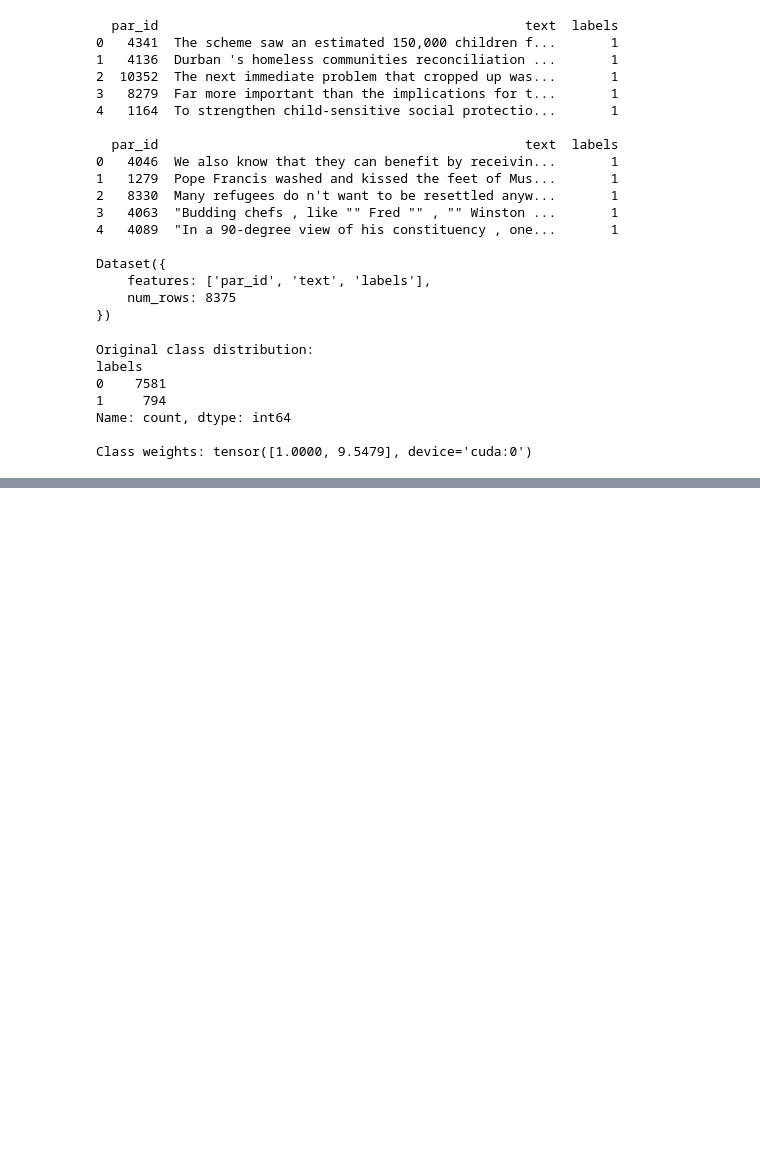
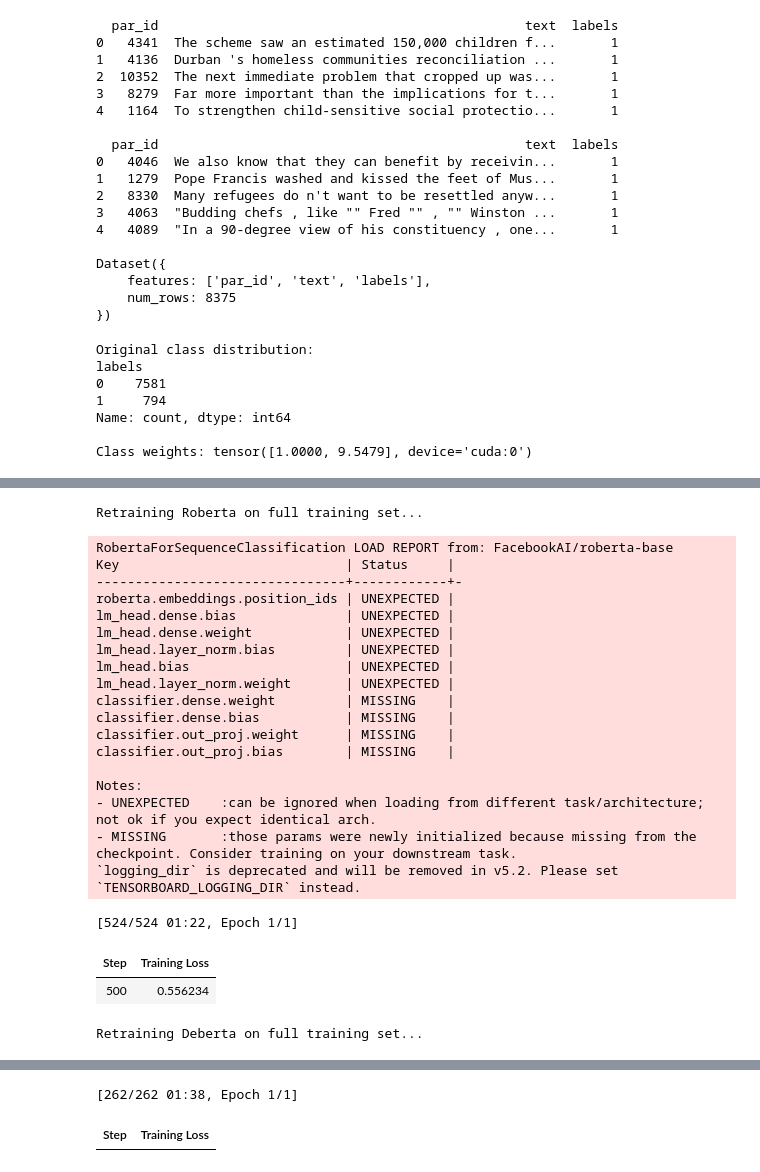
Before and after one commit to matthewalex4/nlp-cw, a Jupyter notebook: main.ipynb, the cells around one changed output, grey strips where cells are left out. Cells and saved outputs as stored; diff of their text form; code cells hidden in the pictures; blank space fills up the shorter version.

```diff
--- a/main.ipynb
+++ b/main.ipynb
@@ -211,6 +212,7 @@ def hyperparameter_search():
                     num_train_epochs=EPOCHS,
                     logging_strategy="epoch",
                     eval_strategy="epoch",
+                    save_strategy="no",
                     # save_strategy="epoch",
                     # save_total_limit=1,
                     # load_best_model_at_end=True,
@@ -240,8 +242,5 @@ def hyperparameter_search():
         }
 
     return res
-
-res = hyperparameter_search()
-print(res)
 # %% [output]
 Total training epochs: 120
@@ -271,21 +247,21 @@ Notes:
+# %%
+tuning_res = hyperparameter_search()
+print(tuning_res)
 # %%
 # Retrain best models on full training set
-def train_models(best_hyperparams):
-    models = {}
+def train_ensemble_models(tuning_results):
+    ensemble_models = {}
+
+    tot_f1 = sum(m["avg_f1"] for m in tuning_results.values())
+    trds = Dataset.from_pandas(trdf)
 
     for name, checkpoint, tokenizer in architectures:
         print(f"Retraining {name} on full training set...")
 
-        trds = Dataset.from_pandas(trdf)
-        valds = Dataset.from_pandas(tedf)
+        ds = trds.map(lambda batch: tokenize(tokenizer, batch), batched=True)
+        ds.set_format(type="torch", columns=["input_ids", "attention_mask", "labels"])
 
-        trds = trds.map(lambda batch: tokenize(tokenizer, batch), batched=True)
-        valds = valds.map(lambda batch: tokenize(tokenizer, batch), batched=True)
-
-        trds.set_format(type="torch", columns=["input_ids", "attention_mask", "label_y"])
-        valds.set_format(type="torch", columns=["input_ids", "attention_mask", "label_y"])
-
-        lr, bsz = best_hyperparams[name]
+        lr, bsz = tuning_results[name]["best_hps"]
 
         model = AutoModelForSequenceClassification.from_pretrained(checkpoint, num_labels=2).to(device)
         training_args = TrainingArguments(
@@ -295,26 +271,47 @@ def train_models(best_hyperparams):
             per_device_eval_batch_size=bsz,
             num_train_epochs=EPOCHS,
             logging_dir=f'./final_logs/{name}',
+            logging_strategy="epoch",
             save_strategy="epoch"
         )
 
         trainer = BalancedTrainer(
             model=model,
             args=training_args,
-            train_dataset=trds,
-            eval_dataset=valds
+            train_dataset=ds,
         )
 
         trainer.train()
-        metrics = trainer.evaluate()
 
-        models[name] = (model, tokenizer, metrics["eval_f1"])
+        ensemble_weight = tuning_results[name]["avg_f1"] / tot_f1
 
-    # Calculate relative F1 scores for ensembling
-    tot_f1 = sum(m[2] for m in models.values())
-    for name in models:
-        model, tokenizer, f1 = models[name]
+        ensemble_models[name] = (model, tokenizer, ensemble_weight)
 
-        models[name] = (model, tokenizer, f1 / tot_f1)
-
-    return models
+    return ensemble_models
+# %%
+ensemble_models = train_ensemble_models(tuning_res)
+print(ensemble_models)
+# %% [output]
+Retraining Roberta on full training set...
+RobertaForSequenceClassification LOAD REPORT from: FacebookAI/roberta-base
+Key                             | Status     |
+--------------------------------+------------+-
+roberta.embeddings.position_ids | UNEXPECTED |
+lm_head.dense.bias              | UNEXPECTED |
+lm_head.dense.weight            | UNEXPECTED |
+lm_head.layer_norm.bias         | UNEXPECTED |
+lm_head.bias                    | UNEXPECTED |
+lm_head.layer_norm.weight       | UNEXPECTED |
+classifier.dense.weight         | MISSING    |
+classifier.dense.bias           | MISSING    |
+classifier.out_proj.weight      | MISSING    |
+classifier.out_proj.bias        | MISSING    |
+
+Notes:
+- UNEXPECTED    :can be ignored when loading from different task/architecture; not ok if you expect identical arch.
+- MISSING       :those params were newly initialized because missing from the checkpoint. Consider training on your downstream task.
+`logging_dir` is deprecated and will be removed in v5.2. Please set `TENSORBOARD_LOGGING_DIR` instead.
+[524/524 01:22, Epoch 1/1]
+| Step | Training Loss |
+| 500 | 0.556234 |
+Retraining Deberta on full training set...
@@ -320,0 +335,2 @@ def train_models(best_hyperparams):
+[262/262 01:38, Epoch 1/1]
+| Step | Training Loss |
```
Also changed, not shown: parts of 11 cells of this notebook, 4 other files.
